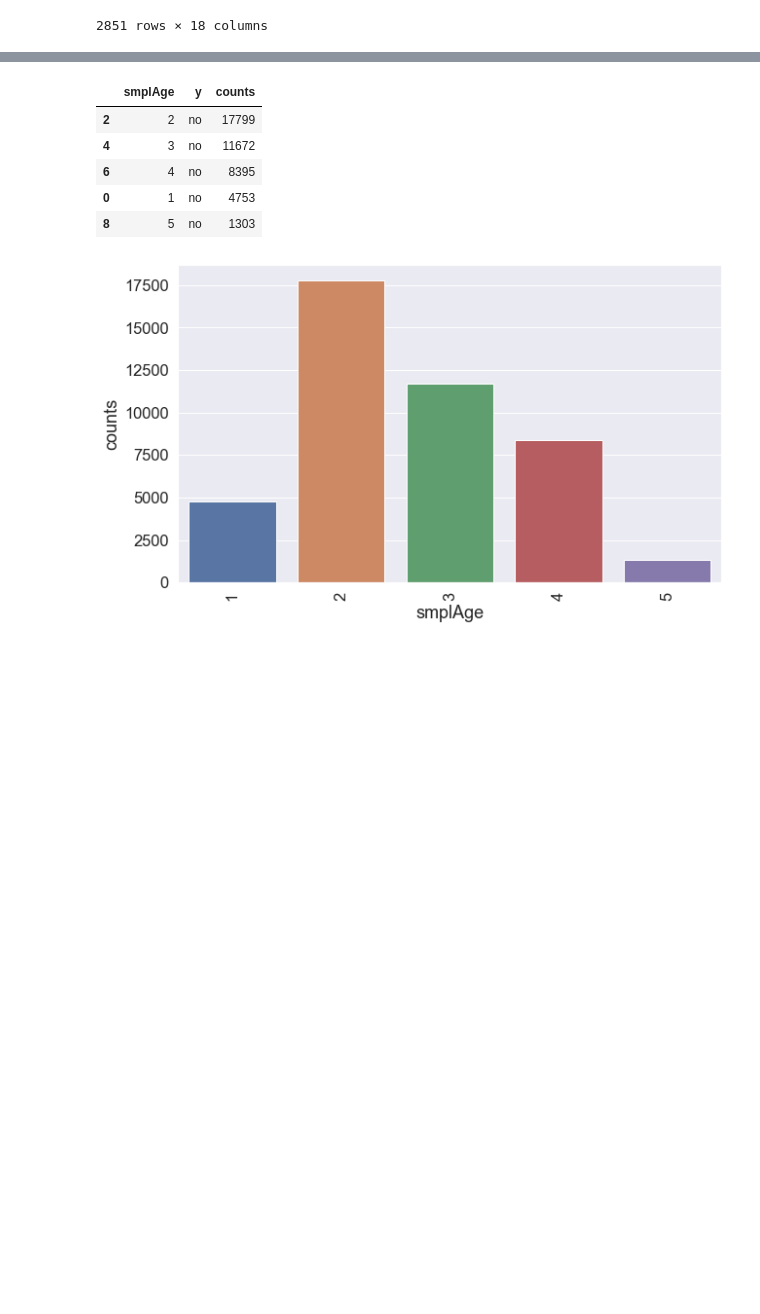
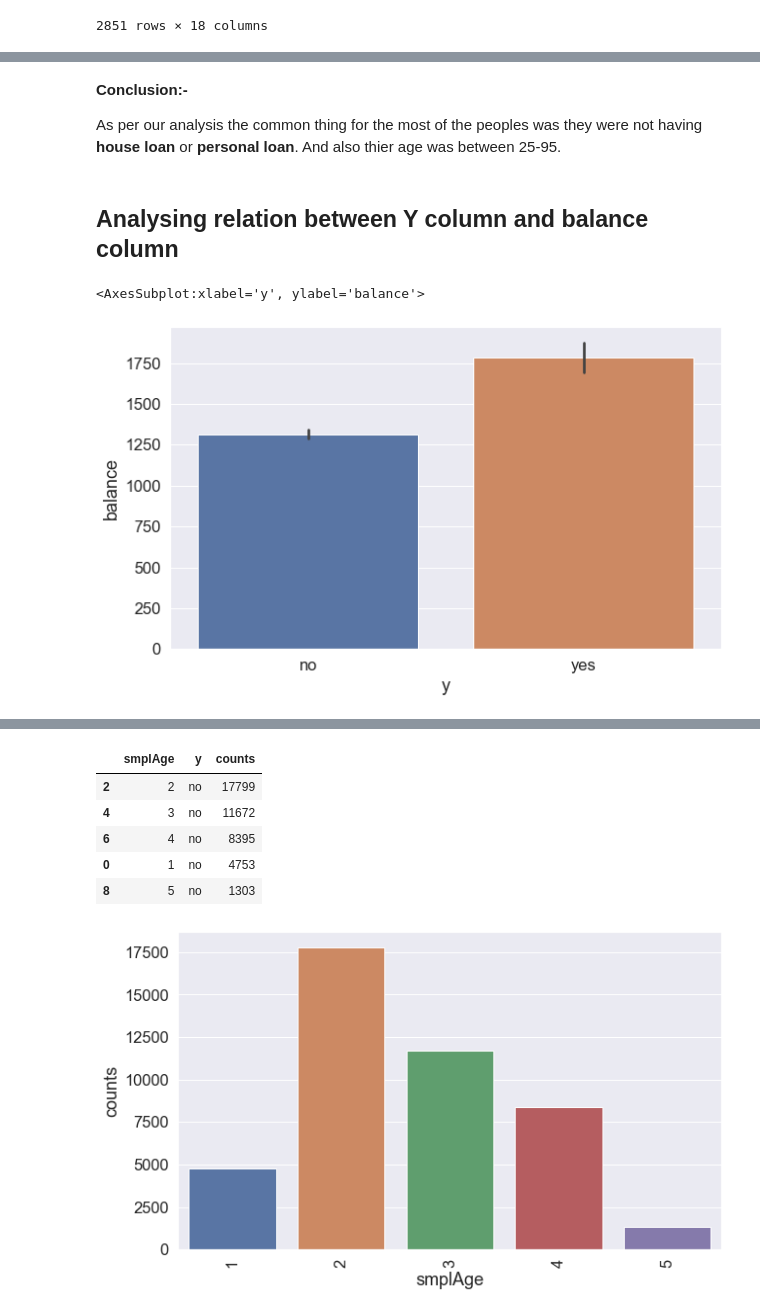
Before and after one commit to rhythmbhavsar/Bank-Marketing, a Jupyter notebook: Bank Marketing.ipynb, the cells around one changed output, grey strips where cells are left out. Saved outputs shown, nothing was run; the diff lists cells and outputs as text; code cells hidden in the pictures; blank space fills up the shorter version.

```diff
--- a/Bank Marketing.ipynb
+++ b/Bank Marketing.ipynb
@@ -556,0 +646,11 @@ bank_yes.loc[(bank1['housing'] == 'no') | (bank1['loan'] == 'no')]
+# %% [markdown]
+**Conclusion:-**
+
+As per our analysis the common thing for the most of the peoples was they were not having **house loan** or **personal loan**. And also thier age was between 25-95.
+# %% [markdown]
+## Analysing relation between Y column and balance column
+# %%
+sns.barplot(x=bank['y'], y=bank['balance'])
+# %% [output]
+<AxesSubplot:xlabel='y', ylabel='balance'>
+[figure, added]
```
Also changed, not shown: parts of 41 cells of this notebook.
